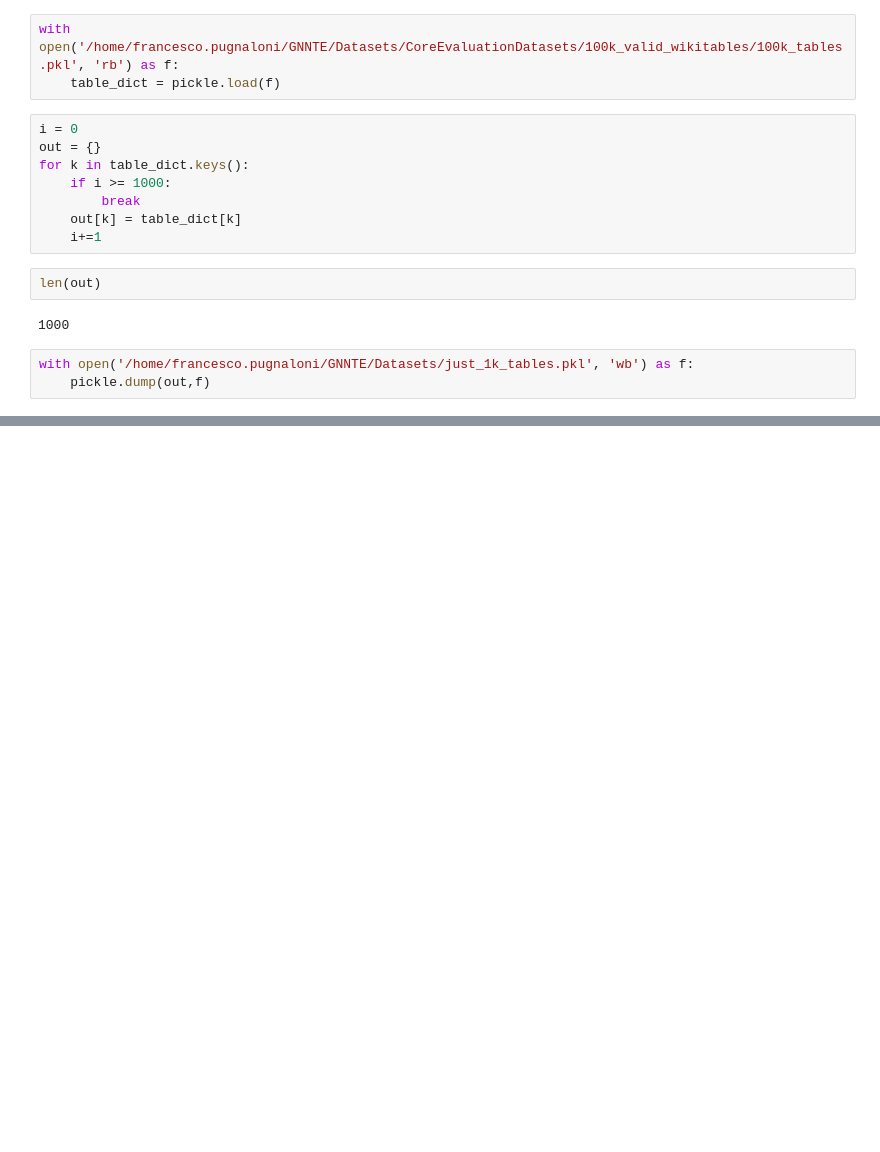
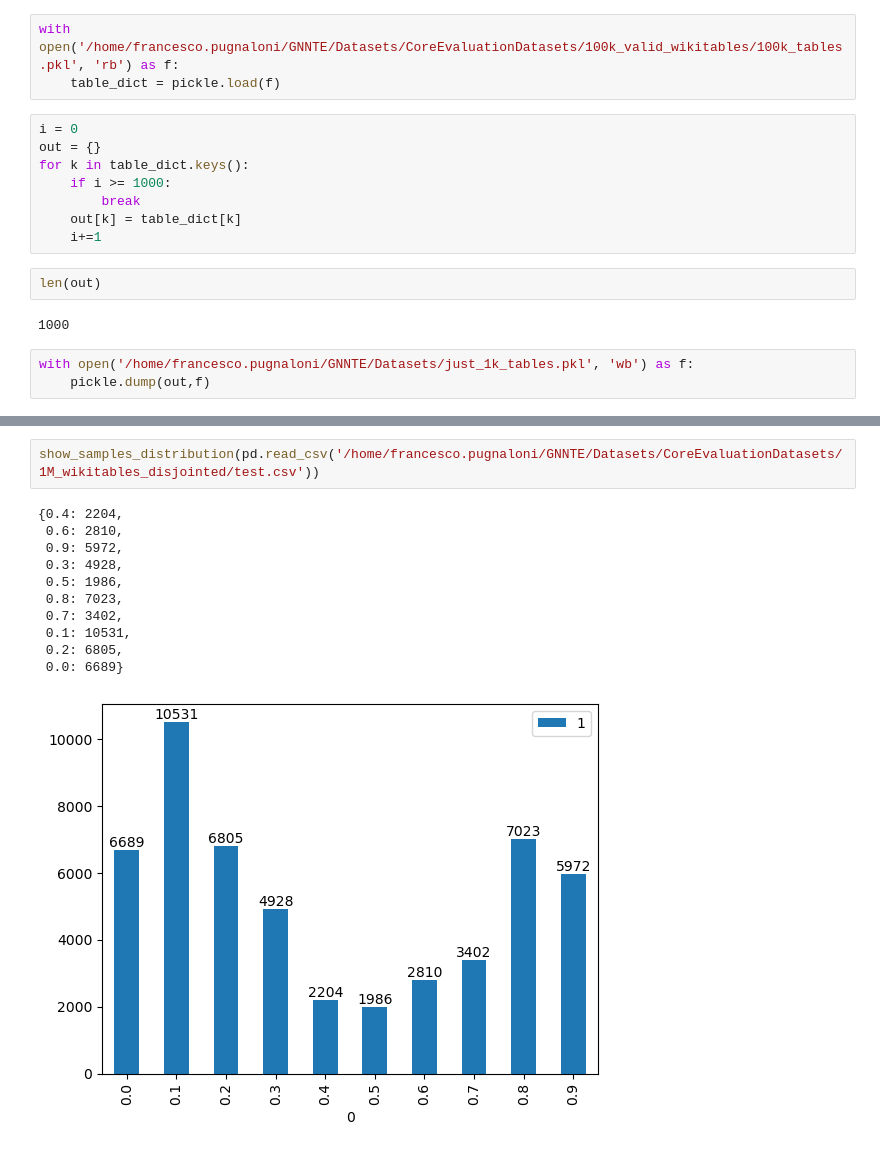
Before and after one commit to frapugna/GNNTE, a Jupyter notebook: data_vis_test.ipynb, the cells around one changed output, grey strips where cells are left out. Cells and saved outputs as stored; diff of their text form; blank space fills up the shorter version.

```diff
--- a/data_vis_test.ipynb
+++ b/data_vis_test.ipynb
@@ -367,0 +378,14 @@ with open('/home/francesco.pugnaloni/GNNTE/Datasets/just_1k_tables.pkl', 'wb') a
+# %%
+show_samples_distribution(pd.read_csv('/home/francesco.pugnaloni/GNNTE/Datasets/CoreEvaluationDatasets/1M_wikitables_disjointed/test.csv'))
+# %% [output]
+{0.4: 2204,
+ 0.6: 2810,
+ 0.9: 5972,
+ 0.3: 4928,
+ 0.5: 1986,
+ 0.8: 7023,
+ 0.7: 3402,
+ 0.1: 10531,
+ 0.2: 6805,
+ 0.0: 6689}
+[figure, added]
```
Also changed, not shown: parts of 8 cells of this notebook, 5 other files.
